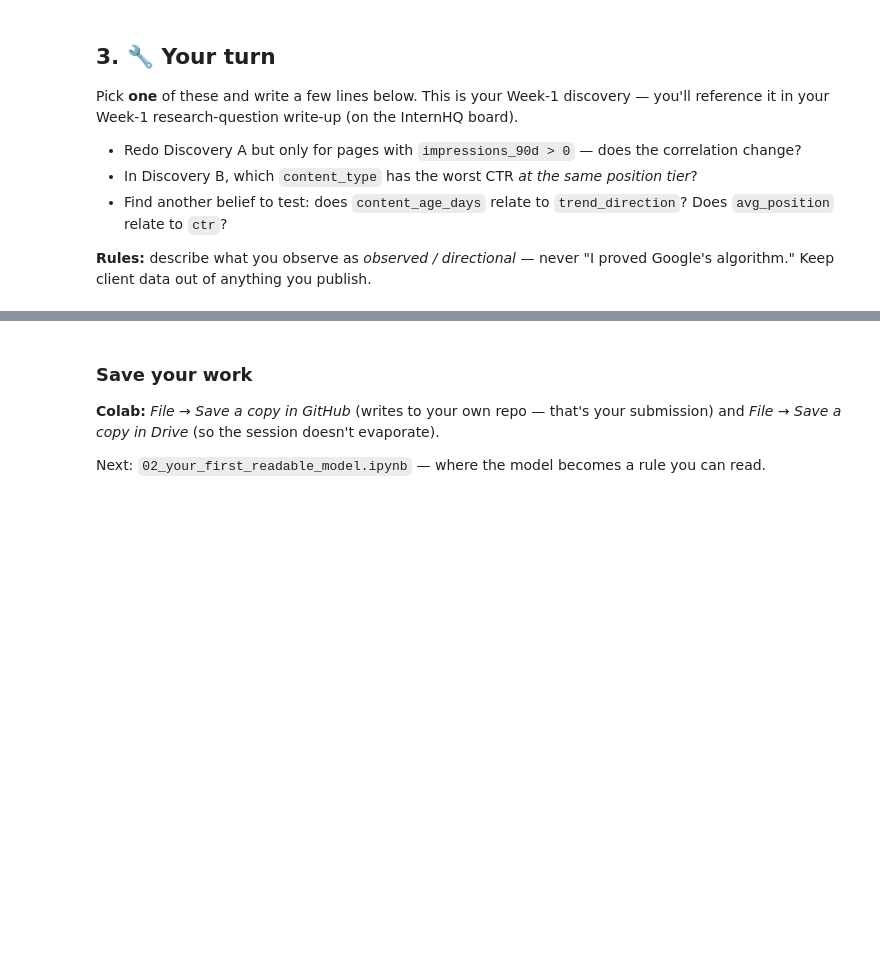
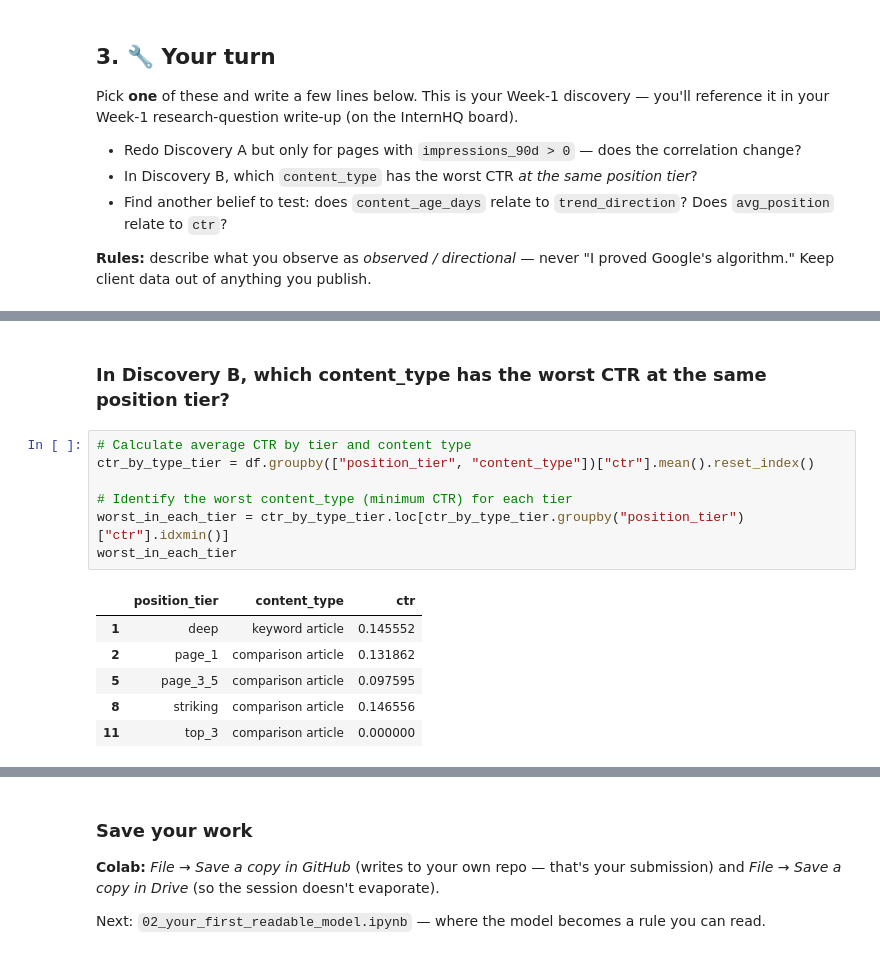
Before and after one commit to AhmedWaleedElFar/flyrank-ml-assignments, a Jupyter notebook: notebooks/01_first_look_and_discovery.ipynb, the cells around one changed output, grey strips where cells are left out. Saved outputs shown, nothing was run; the diff lists cells and outputs as text; blank space fills up the shorter version.

```diff
--- a/notebooks/01_first_look_and_discovery.ipynb
+++ b/notebooks/01_first_look_and_discovery.ipynb
@@ -101,0 +190,16 @@ Pick **one** of these and write a few lines below. This is your Week-1 discovery
+# %% [markdown]
+### In Discovery B, which content_type has the worst CTR at the same position tier?
+# %%
+# Calculate average CTR by tier and content type
+ctr_by_type_tier = df.groupby(["position_tier", "content_type"])["ctr"].mean().reset_index()
+
+# Identify the worst content_type (minimum CTR) for each tier
+worst_in_each_tier = ctr_by_type_tier.loc[ctr_by_type_tier.groupby("position_tier")["ctr"].idxmin()]
+worst_in_each_tier
+# %% [output]
+|  | position_tier | content_type | ctr |
+| 1 | deep | keyword article | 0.145552 |
+| 2 | page_1 | comparison article | 0.131862 |
+| 5 | page_3_5 | comparison article | 0.097595 |
+| 8 | striking | comparison article | 0.146556 |
+| 11 | top_3 | comparison article | 0.000000 |
```
Also changed, not shown: parts of 24 cells of this notebook.
